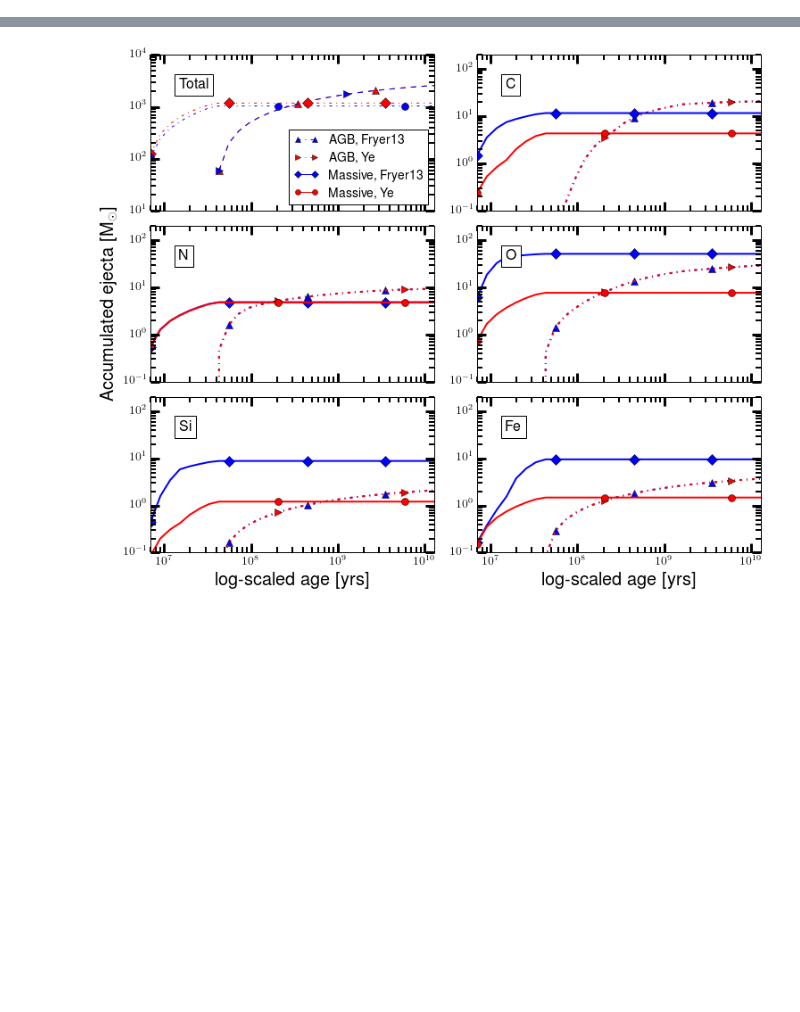
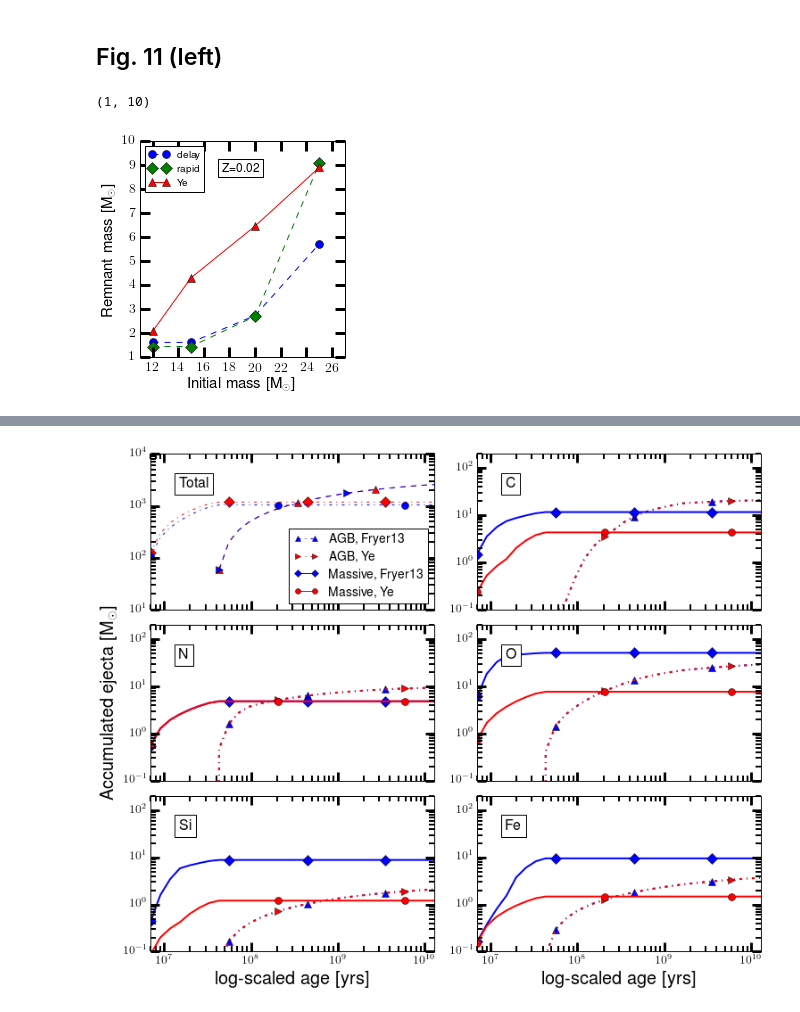
Before and after one commit to chritter/sygma_paper, a Jupyter notebook: Section4.3.ipynb, the cells around one changed output, grey strips where cells are left out. Cells and saved outputs as stored; diff of their text form; code cells hidden in the pictures; blank space fills up the shorter version.

```diff
--- a/Section4.3.ipynb
+++ b/Section4.3.ipynb
@@ -95,0 +96,24 @@ SYGMA run in progress..
+# %% [markdown]
+## Fig. 11 (left)
+# %%
+%matplotlib inline
+plt.figure(432)
+s0n.plot_table_remnant(fig=432,iniZ=0.02,marker='o',masses=[12,15,20,25],label='delay',
+                       table='yield_tables/isotope_yield_table_MESA_only_fryer12_delay.txt',color='b',shape='--')
+s0n.plot_table_remnant(fig=432,iniZ=0.02,marker='D',masses=[12,15,20,25],label='rapid',
+                       table='yield_tables/isotope_yield_table_MESA_only_fryer12_rapid.txt',color='g',shape='--')
+s0n.plot_table_remnant(fig=432,iniZ=0.02,marker='^',masses=[12,15,20,25],label='Ye',
+                       table='yield_tables/isotope_yield_table_MESA_only_ye.txt',color='r',shape='-')
+plt.legend(loc=2,fontsize=10)
+plt.xlim(11,27)
+plt.xlabel('Initial mass [M$_{\odot}$]');plt.ylabel('Remnant mass [M$_{\odot}$]')
+plt.minorticks_off()
+props = dict(boxstyle='square', facecolor='w', alpha=1)
+ax=plt.gca()
+ax.text(0.4, 0.9, 'Z=0.02', transform=ax.transAxes, fontsize=12,verticalalignment='top', bbox=props)
+fig=plt.gcf()
+fig.set_size_inches(6,4,forward=True)
+plt.ylim(1,10)
+# %% [output]
+(1, 10)
+[figure, added]
```
Also changed, not shown: parts of 6 cells of this notebook, 2 other files.
